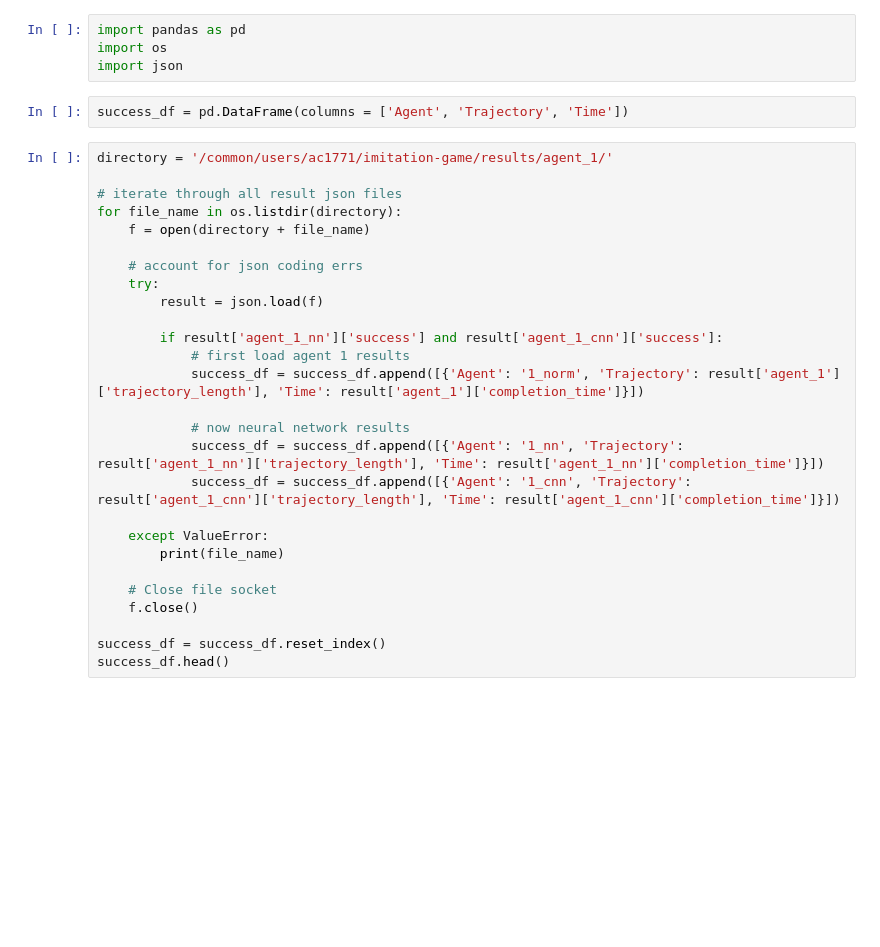
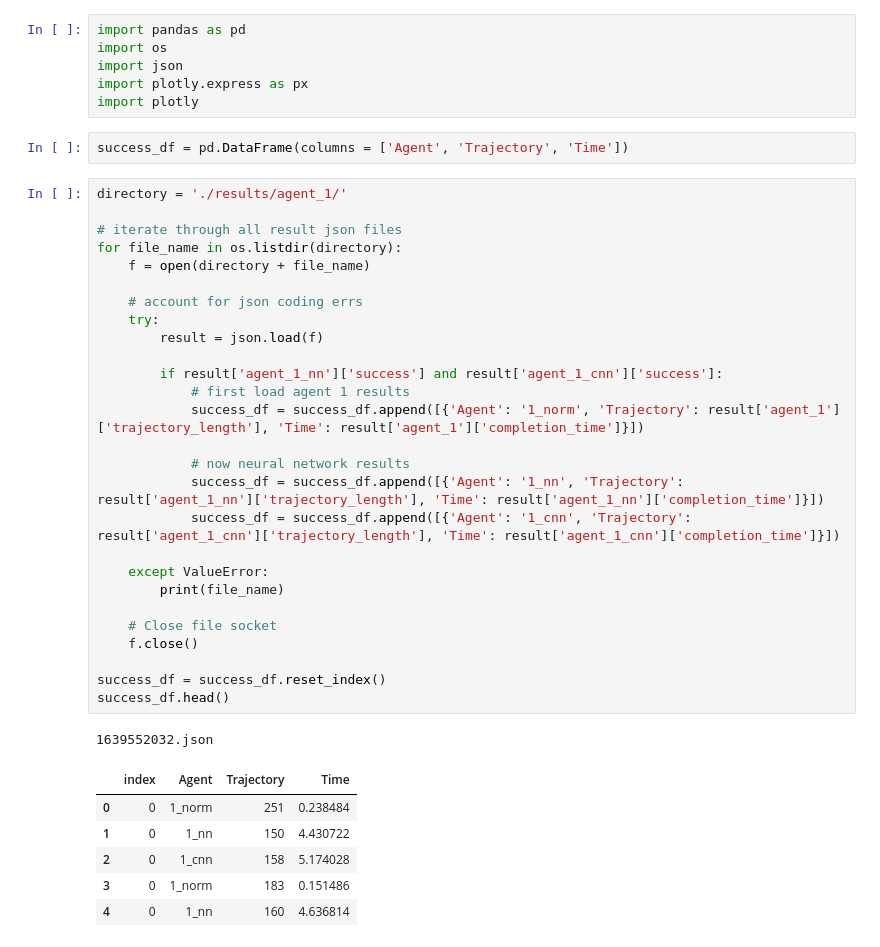
Before and after one commit to advil64/imitation-game, a Jupyter notebook: wrangling copy.ipynb, the cells around one changed output. Saved outputs shown, nothing was run; the diff lists cells and outputs as text; blank space fills up the shorter version.

```diff
--- a/wrangling copy.ipynb
+++ b/wrangling copy.ipynb
@@ -2,35 +2,45 @@
 import pandas as pd
 import os
 import json
+import plotly.express as px
+import plotly
 # %%
 success_df = pd.DataFrame(columns = ['Agent', 'Trajectory', 'Time'])
 # %%
-directory = '/common/users/ac1771/imitation-game/results/agent_1/'
+directory = './results/agent_1/'
 
 # iterate through all result json files
 for file_name in os.listdir(directory):
     f = open(directory + file_name)
 
     # account for json coding errs
     try:
         result = json.load(f)
 
         if result['agent_1_nn']['success'] and result['agent_1_cnn']['success']:
             # first load agent 1 results
             success_df = success_df.append([{'Agent': '1_norm', 'Trajectory': result['agent_1']['trajectory_length'], 'Time': result['agent_1']['completion_time']}])
 
             # now neural network results
             success_df = success_df.append([{'Agent': '1_nn', 'Trajectory': result['agent_1_nn']['trajectory_length'], 'Time': result['agent_1_nn']['completion_time']}])
             success_df = success_df.append([{'Agent': '1_cnn', 'Trajectory': result['agent_1_cnn']['trajectory_length'], 'Time': result['agent_1_cnn']['completion_time']}])
 
     except ValueError:
         print(file_name)
 
     # Close file socket
     f.close()
 
 success_df = success_df.reset_index()
 success_df.head()
+# %% [output]
+1639552032.json
+|  | index | Agent | Trajectory | Time |
+| 0 | 0 | 1_norm | 251 | 0.238484 |
+| 1 | 0 | 1_nn | 150 | 4.430722 |
+| 2 | 0 | 1_cnn | 158 | 5.174028 |
+| 3 | 0 | 1_norm | 183 | 0.151486 |
+| 4 | 0 | 1_nn | 160 | 4.636814 |
 # %%
 success_df = success_df.convert_dtypes()
 grouped_df = success_df.groupby(['Agent'])
```
Also changed, not shown: parts of 6 cells of this notebook, 3 other files.
